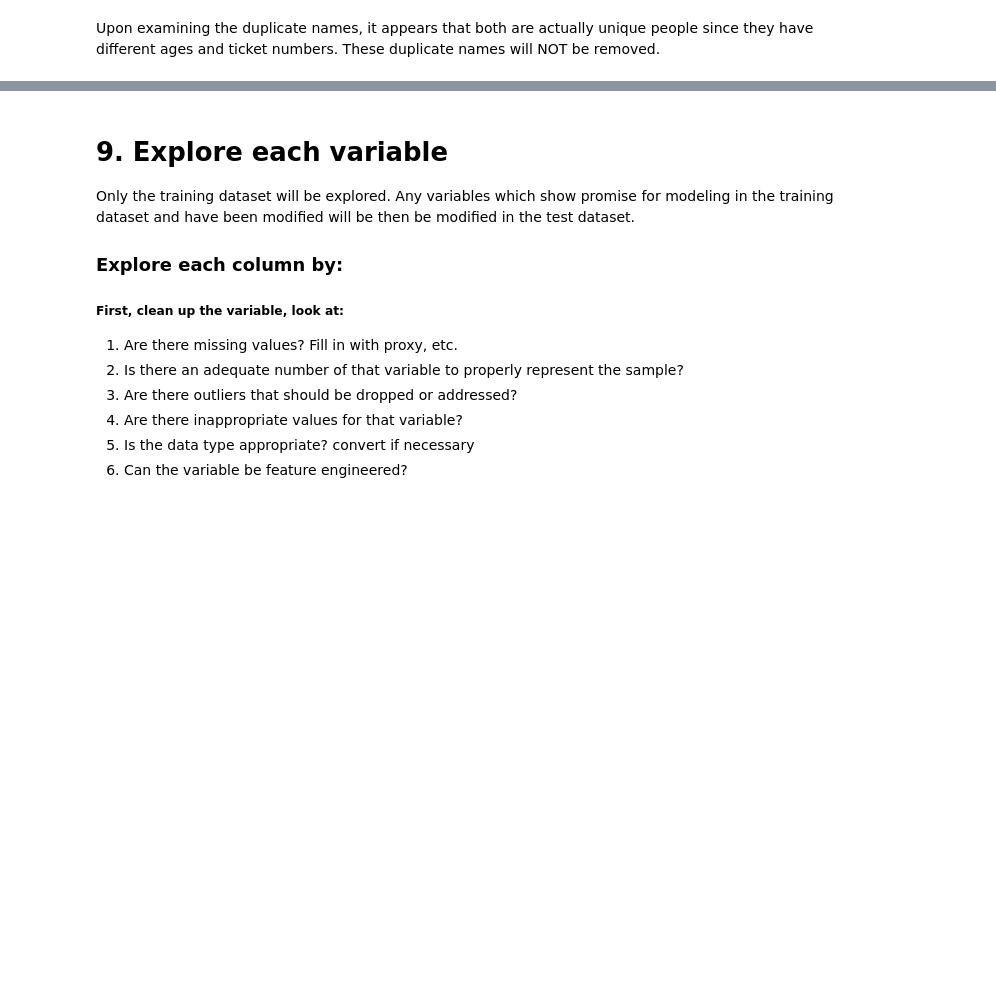
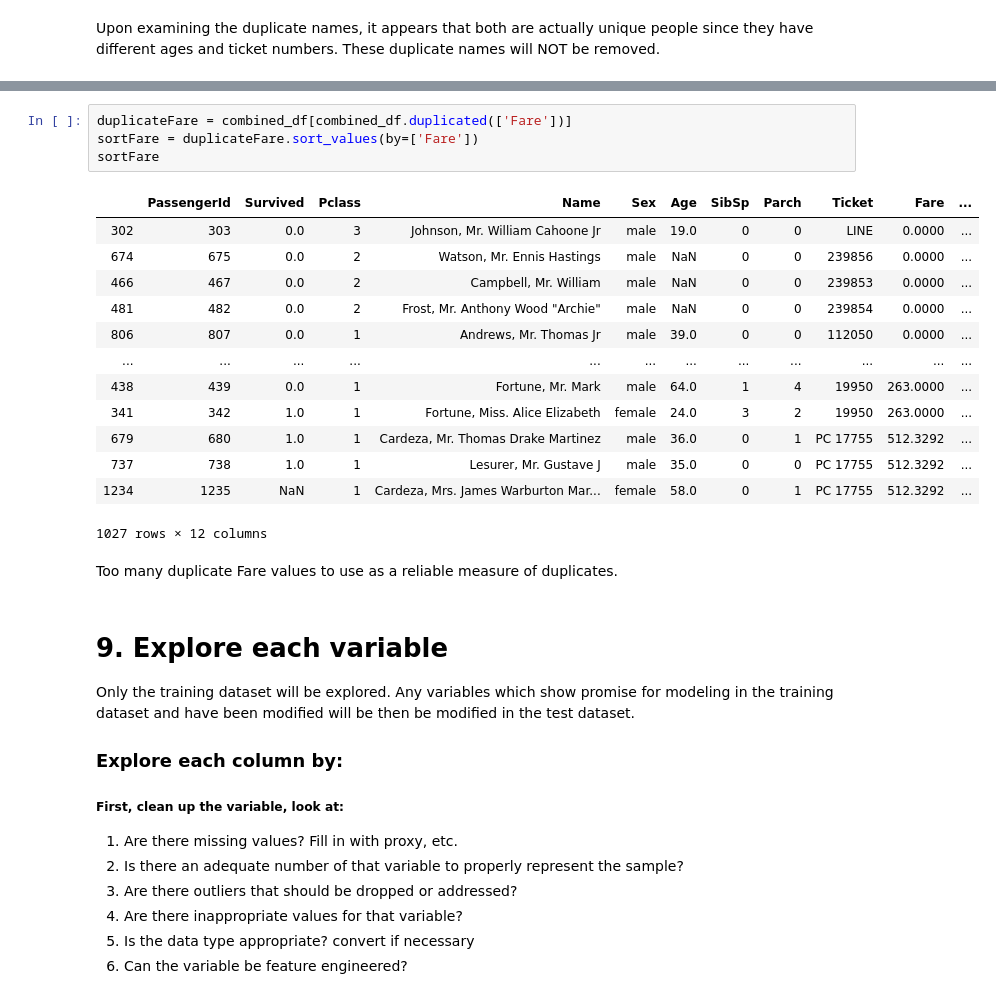
Before and after one commit to analyst8/titanic2020, a Jupyter notebook: titanic.ipynb, the cells around one changed output, grey strips where cells are left out. Drawn from its saved outputs; the diff is of its cells as text; blank space fills up the shorter version.

```diff
--- a/titanic.ipynb
+++ b/titanic.ipynb
@@ -240,3 +294,23 @@ Upon examining the duplicate names, it appears that both are actually unique peo
+# %%
+duplicateFare = combined_df[combined_df.duplicated(['Fare'])]
+sortFare = duplicateFare.sort_values(by=['Fare'])
+sortFare
+# %% [output]
+|  | PassengerId | Survived | Pclass | Name | Sex | Age | SibSp | Parch | Ticket | Fare | ... |
+| 302 | 303 | 0.0 | 3 | Johnson, Mr. William Cahoone Jr | male | 19.0 | 0 | 0 | LINE | 0.0000 | ... |
+| 674 | 675 | 0.0 | 2 | Watson, Mr. Ennis Hastings | male | NaN | 0 | 0 | 239856 | 0.0000 | ... |
+| 466 | 467 | 0.0 | 2 | Campbell, Mr. William | male | NaN | 0 | 0 | 239853 | 0.0000 | ... |
+| 481 | 482 | 0.0 | 2 | Frost, Mr. Anthony Wood "Archie" | male | NaN | 0 | 0 | 239854 | 0.0000 | ... |
+| 806 | 807 | 0.0 | 1 | Andrews, Mr. Thomas Jr | male | 39.0 | 0 | 0 | 112050 | 0.0000 | ... |
+| ... | ... | ... | ... | ... | ... | ... | ... | ... | ... | ... | ... |
+| 438 | 439 | 0.0 | 1 | Fortune, Mr. Mark | male | 64.0 | 1 | 4 | 19950 | 263.0000 | ... |
+| 341 | 342 | 1.0 | 1 | Fortune, Miss. Alice Elizabeth | female | 24.0 | 3 | 2 | 19950 | 263.0000 | ... |
+| 679 | 680 | 1.0 | 1 | Cardeza, Mr. Thomas Drake Martinez | male | 36.0 | 0 | 1 | PC 17755 | 512.3292 | ... |
+| 737 | 738 | 1.0 | 1 | Lesurer, Mr. Gustave J | male | 35.0 | 0 | 0 | PC 17755 | 512.3292 | ... |
+| 1234 | 1235 | NaN | 1 | Cardeza, Mrs. James Warburton Mar... | female | 58.0 | 0 | 1 | PC 17755 | 512.3292 | ... |
+1027 rows × 12 columns
+# %% [markdown]
+Too many duplicate Fare values to use as a reliable measure of duplicates.
 # %% [markdown]
 # 9. Explore each variable <a class="anchor" id="explore"></a>
 
```
Also changed, not shown: parts of 13 cells of this notebook.
